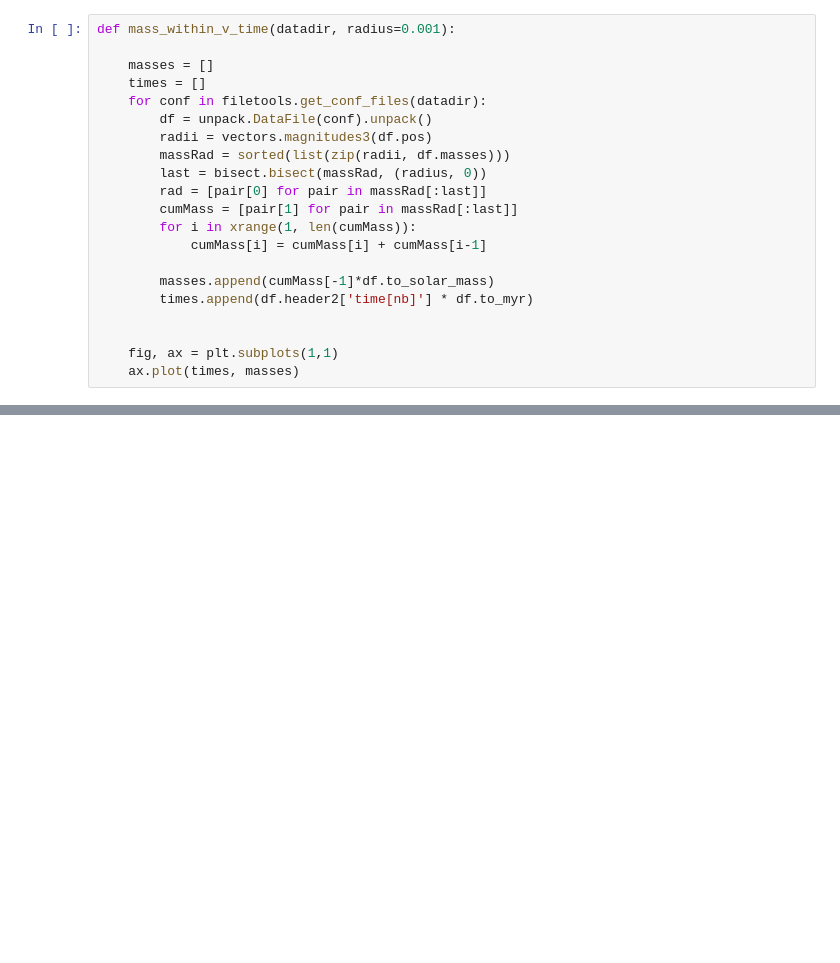
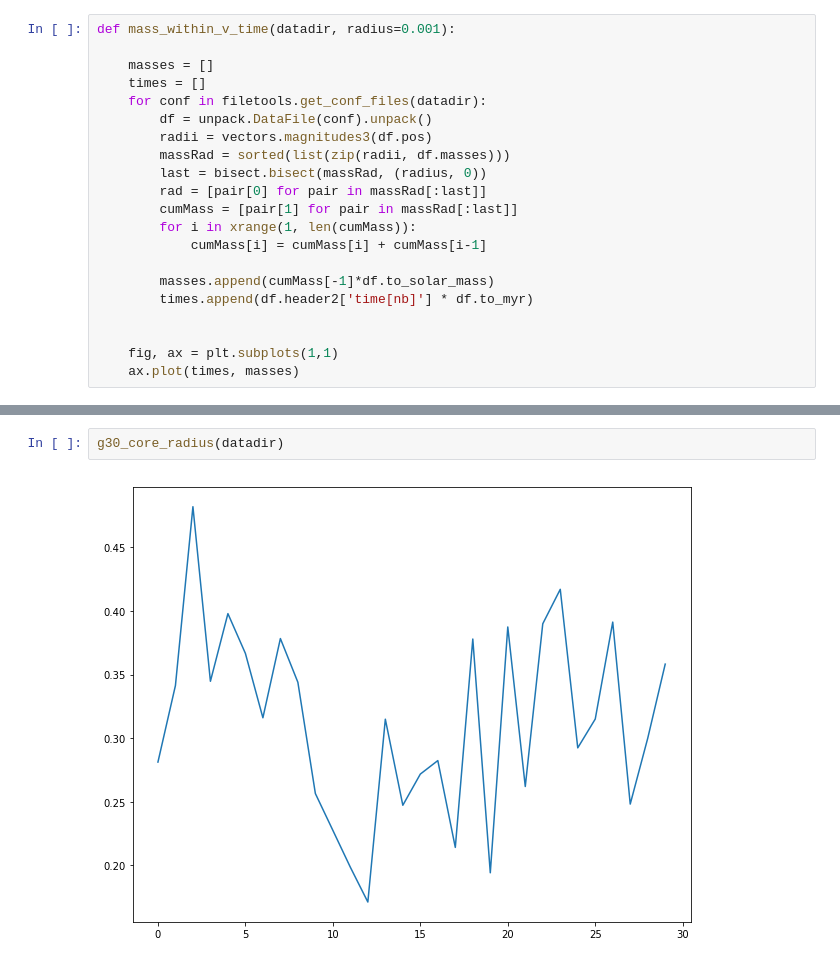
Before and after one commit to efrubin/thesis-scripts, a Jupyter notebook: AnalysisNotebook.ipynb, the cells around one changed output, grey strips where cells are left out. Drawn from its saved outputs; the diff is of its cells as text; blank space fills up the shorter version.

```diff
--- a/AnalysisNotebook.ipynb
+++ b/AnalysisNotebook.ipynb
@@ -99,0 +167,4 @@ mass_within_v_time(datadir, 5e-4)
+# %%
+g30_core_radius(datadir)
+# %% [output]
+[figure, added]
```
Also changed, not shown: parts of 12 cells of this notebook, 1 other file.
